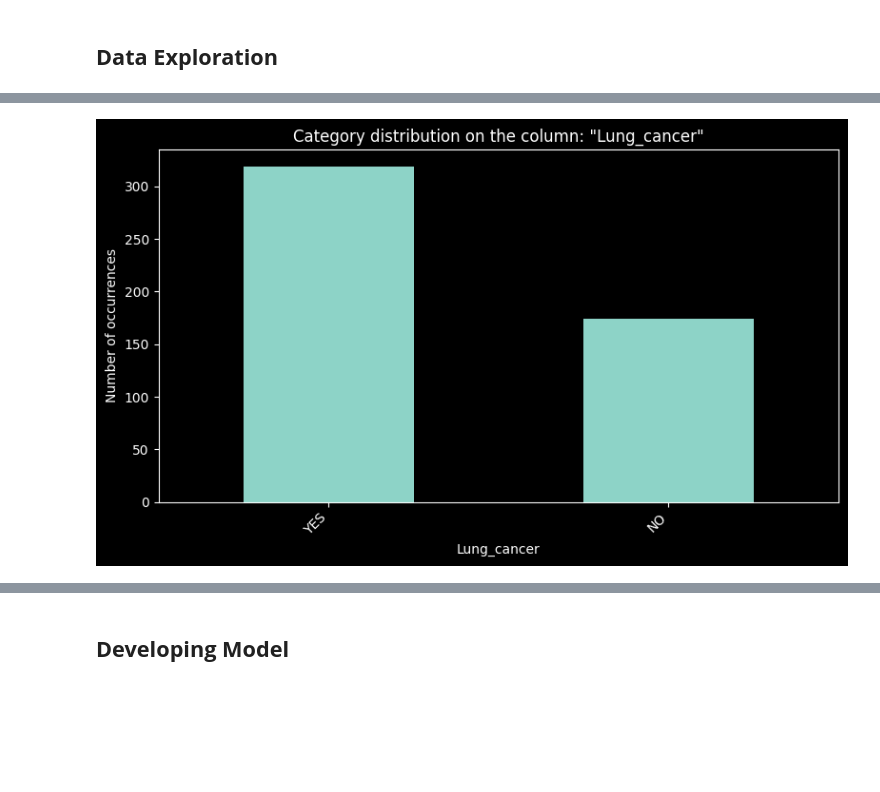
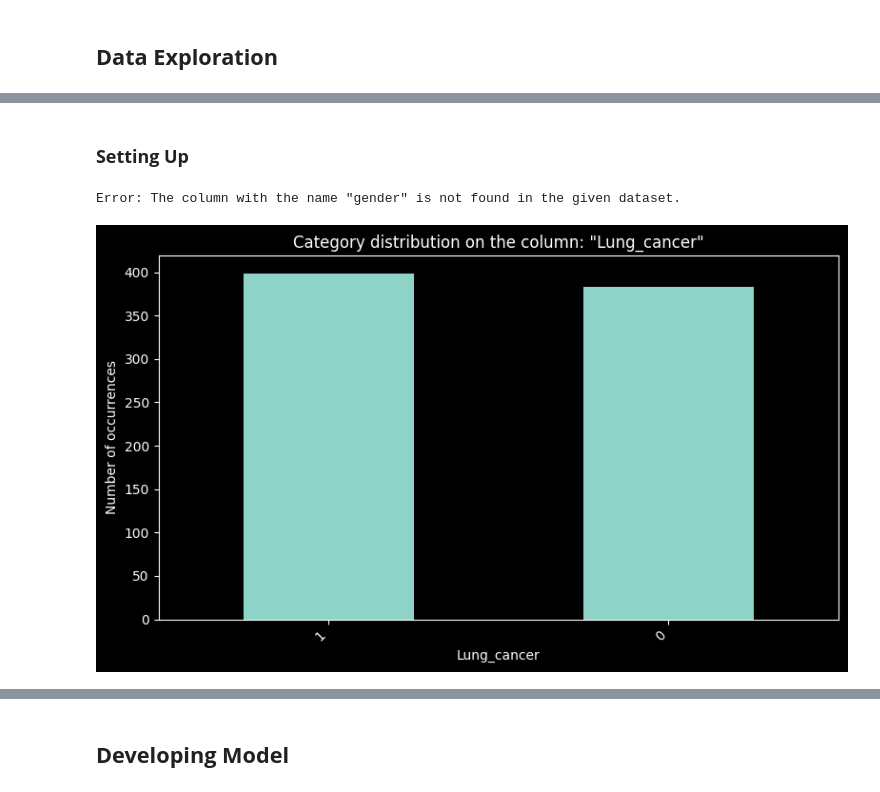
Before and after one commit to crbsdndr/cancer_detection, a Jupyter notebook: lung_cancer_detection.ipynb, the cells around one changed output, grey strips where cells are left out. Saved outputs shown, nothing was run; the diff lists cells and outputs as text; code cells hidden in the pictures; blank space fills up the shorter version.

Commit message:
Fix Data Leakage and More Readable

```diff
--- a/lung_cancer_detection.ipynb
+++ b/lung_cancer_detection.ipynb
@@ -125,5 +137,5 @@ Saving lung_synrhetics_old.csv to lung_synrhetics_old.csv
 # %%
-lung_synthetics = pd.read_csv("./lung_synrhetics_old.csv")
+lung_synthetics = pd.read_csv("./datasets/lung_survey_synthetics.csv")
 lung_synthetics.tail(3)
 # %% [output]
 |  | GENDER | AGE | SMOKING | YELLOW_FINGERS | ANXIETY | PEER_PRESSURE | CHRONIC DISEASE | FATIGUE | ALLERGY | ... |
@@ -233,37 +293,0 @@ lung_scaled_combined = scale(dataset=lung_scaled_combined, column_="age")
-# %%
-lung_encoded_combined = lung_scaled_combined.copy()
-
-def encoding(*, dataset, column_, operation):
-  if operation == "one_hot":
-    try:
-      column_idx = dataset.columns.get_loc(column_)
-    except KeyError:
-      print(f"Error: Column \"{column_}\" not found in the given dataset.")
-      return dataset
-
-    encoder = OneHotEncoder(sparse_output=False, handle_unknown="ignore")
-    encoded_data = encoder.fit_transform(dataset[[column_]]).astype(int)
-    encoded_df = pd.DataFrame(
-        encoded_data,
-        columns=[column_.lower() for column_ in encoder.get_feature_names_out([column_])],
-    )
-
-    df_before = dataset.iloc[:, :column_idx]
-    df_after = dataset.iloc[:, column_idx + 1:]
-
-    dataset_updated = pd.concat([df_before, encoded_df, df_after], axis=1)
-    print(f"Column {column_} succesfully encoded in the given dataset.")
-    return dataset_updated
-
-
-  elif operation == "label":
-      label_encoder = LabelEncoder()
-
-      encoded_column = dataset[column_].copy()
-      dataset[column_] = label_encoder.fit_transform(encoded_column)
-
-      print(f"Column {column_} succesfully encoded in the given dataset.")
-      return dataset
-
-lung_encoded_combined = encoding(dataset=lung_encoded_combined, column_="gender", operation="one_hot")
-lung_encoded_combined = encoding(dataset=lung_encoded_combined, column_="lung_cancer", operation="label")
@@ -272,0 +294,4 @@ Column lung_cancer succesfully encoded in the given dataset.
+# %%
+lung_encoded = lung_scaled.copy()
+
+label_encoder, lung_encoded = encoding(dataset=lung_encoded, column_="lung_cancer")
@@ -304,0 +309,2 @@ show_distribution(dataset=lung_scaled_combined, column_="gender")
+# %% [markdown]
+### **Setting Up**
@@ -305,4 +394,8 @@ show_distribution(dataset=lung_scaled_combined, column_="gender")
+# %%
+show_distribution(dataset=lung_scaled, column_="gender")
+# %% [output]
+Error: The column with the name "gender" is not found in the given dataset.
 # %%
-show_distribution(dataset=lung_cleaned_combined, column_="lung_cancer")
+show_distribution(dataset=lung_encoded, column_="lung_cancer")
 # %% [output]
-[figure, old version]
+[figure, new version]
```
Also changed, not shown: parts of 88 cells of this notebook, 3 other files.
